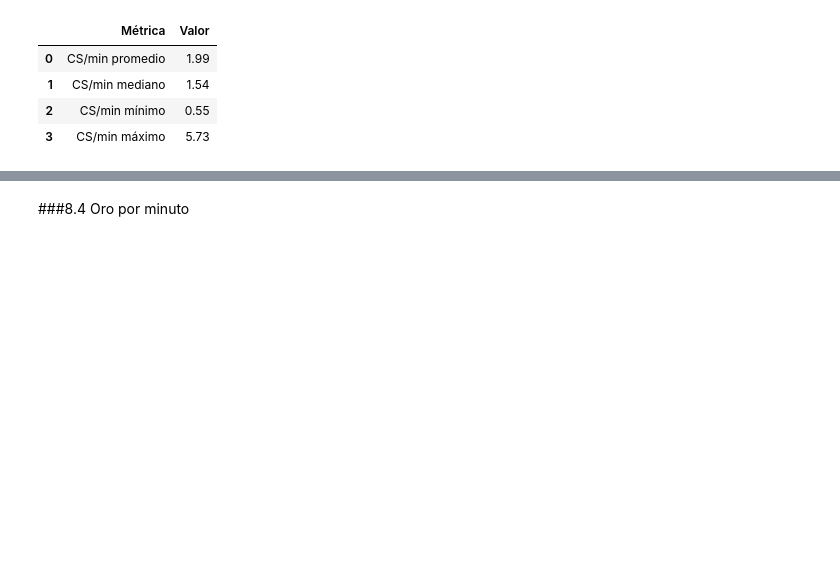
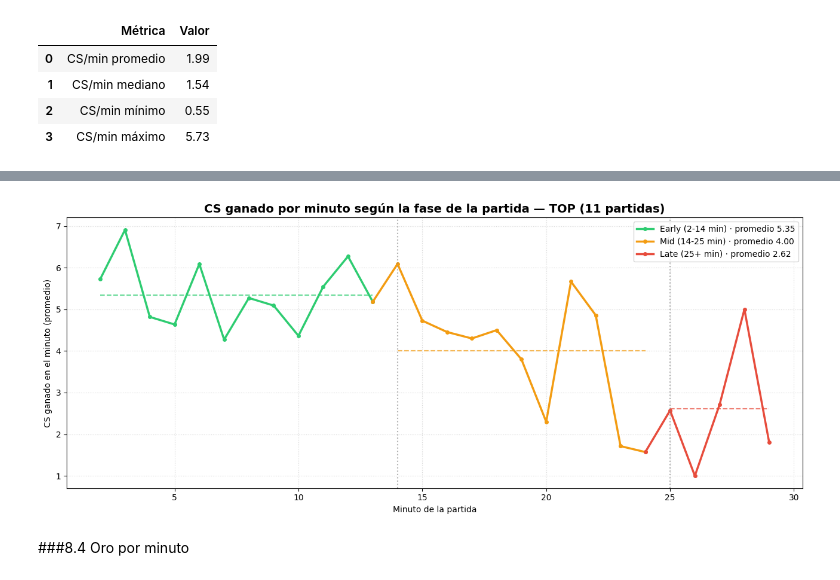
Before and after one commit to Elkinml06/Fundamentos_Ciencia_Datos, a Jupyter notebook: Lol/lol.ipynb, the cells around one changed output, grey strips where cells are left out. Saved outputs shown, nothing was run; the diff lists cells and outputs as text; code cells hidden in the pictures; blank space fills up the shorter version.

```diff
--- a/Lol/lol.ipynb
+++ b/Lol/lol.ipynb
@@ -628,3 +867,9 @@ plt.show()
+# %%
+# CS ganado por minuto según la fase — segunda posición más jugada
+lineas_por_fase(cs_d, pos_top[1], "CS ganado por minuto según la fase de la partida",
+                "CS ganado en el minuto (promedio)", "{:.2f}", m_ini=2, loc="upper right")
+# %% [output]
+[figure, added]
 # %% [markdown]
 ###8.4 Oro por minuto
 # %%
```
Also changed, not shown: parts of 47 cells of this notebook.
